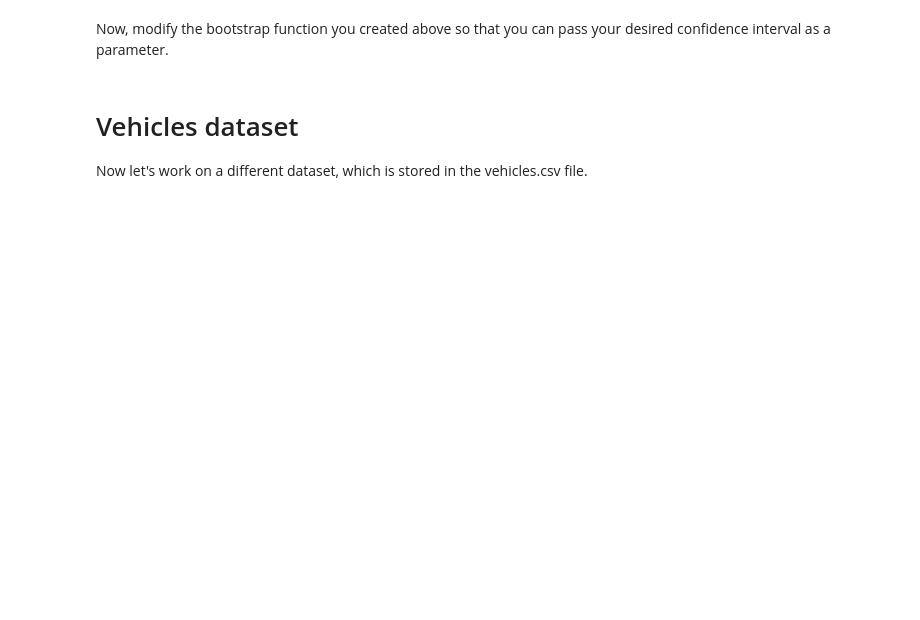
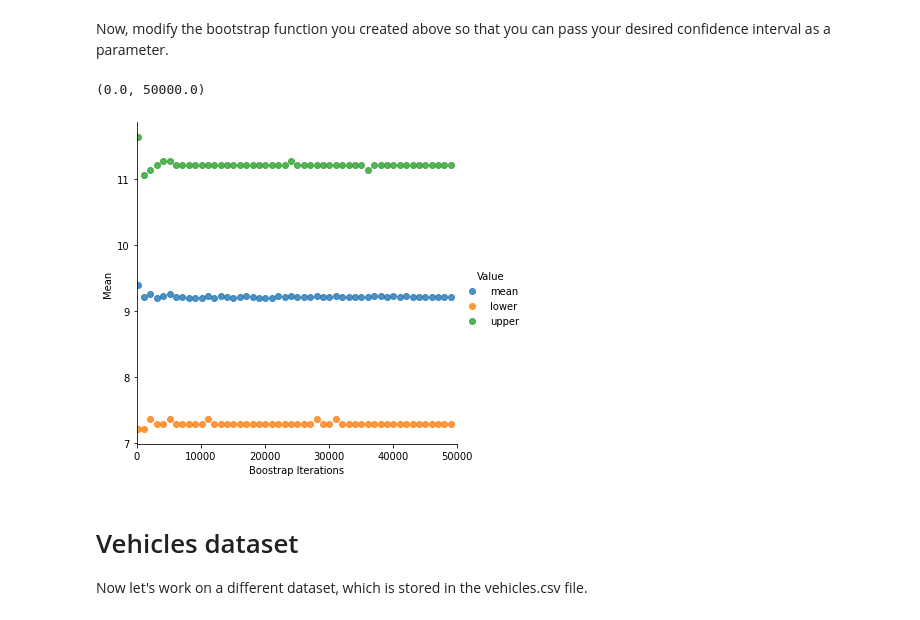
Before and after one commit to jonisabdulkarim/CE888, a Jupyter notebook: Lab2/bootstrap.ipynb, the cells around one changed output. Saved outputs shown, nothing was run; the diff lists cells and outputs as text; code cells hidden in the pictures; blank space fills up the shorter version.

```diff
--- a/Lab2/bootstrap.ipynb
+++ b/Lab2/bootstrap.ipynb
@@ -48,18 +60,34 @@ def bootstrap_mean_ci(sample, sample_size, n_bootstraps, ci):
+# %%
+def bootstrap_mean_ci(sample, sample_size, n_bootstraps, ci):
+	# <---INSERT YOUR CODE HERE--->
+  boots = rn.choice(sample, (n_bootstraps, sample_size))
+
+  # returns mean of each row (i.e. bootstrap)
+  means = np.mean(boots, axis=1)
+
+  data_mean = boots.mean() # mean of all bootstraps
+  lower = np.percentile(means, (100-ci)/2) # lower bound
+  upper = np.percentile(means, 100-((100-ci)/2)) # upper bound
+
+  return data_mean, lower, upper
 # %%
 boots = []
 for i in range(100, 50000, 1000):
     boot = bootstrap_mean_ci(data, data.shape[0], i, 80)
     boots.append([i, boot[0], "mean"])
     boots.append([i, boot[1], "lower"])
     boots.append([i, boot[2], "upper"])
 
 df_boot = pd.DataFrame(boots, columns=['Boostrap Iterations', 'Mean', "Value"])
 sns_plot = sns.lmplot(df_boot.columns[0], df_boot.columns[1], data=df_boot, fit_reg=False, hue="Value")
 
-sns_plot.axes[0, 0].set_ylim(0,)
-sns_plot.axes[0, 0].set_xlim(0, 100000)
+#sns_plot.axes[0, 0].set_ylim(0,)
+sns_plot.axes[0, 0].set_xlim(0, 50000)
 
 #sns_plot.savefig("bootstrap_confidence_80.pdf", bbox_inches='tight')
+# %% [output]
+(0.0, 50000.0)
+[figure, added]
 # %% [markdown]
 # Vehicles dataset
 
```
Also changed, not shown: parts of 17 cells of this notebook.
